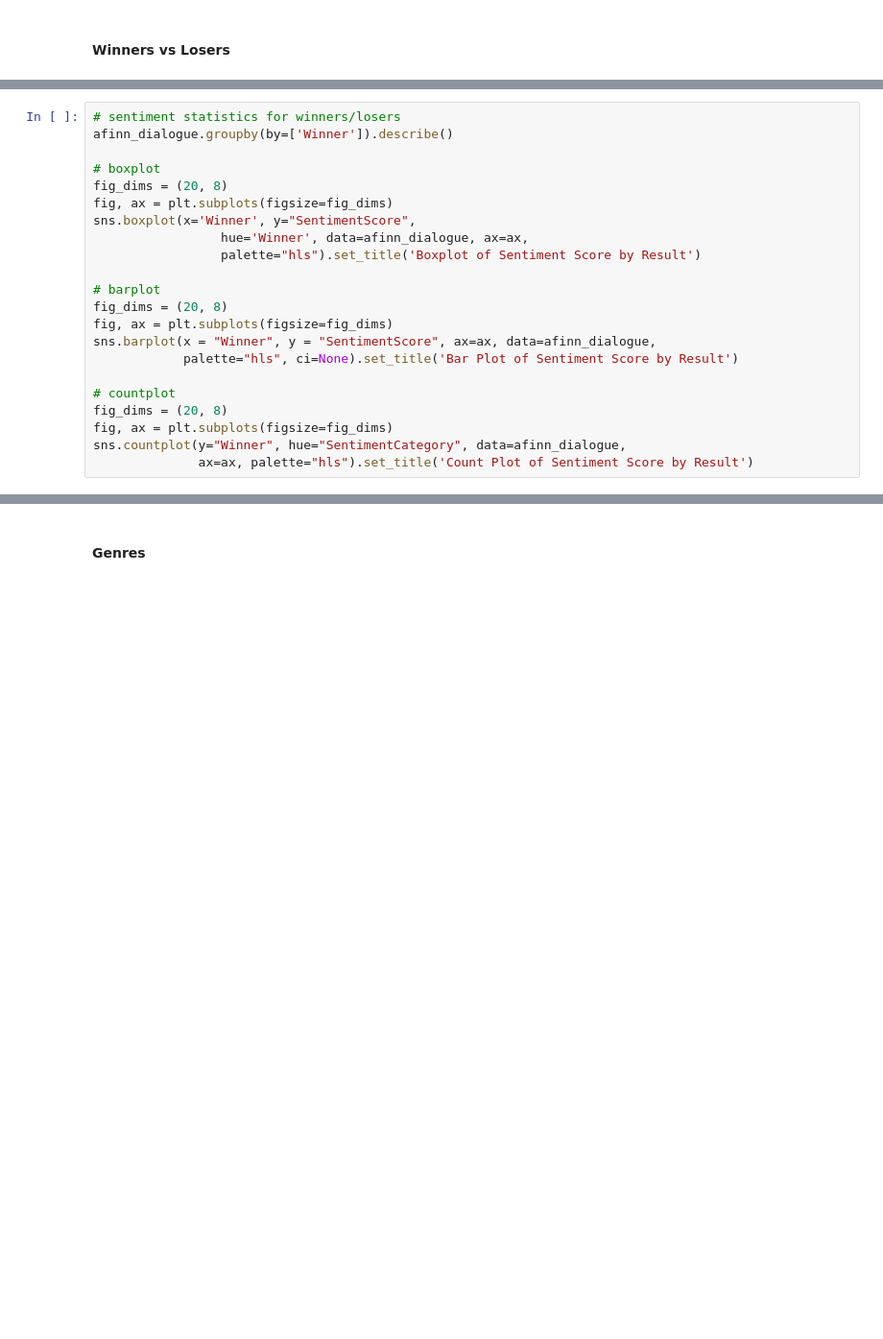
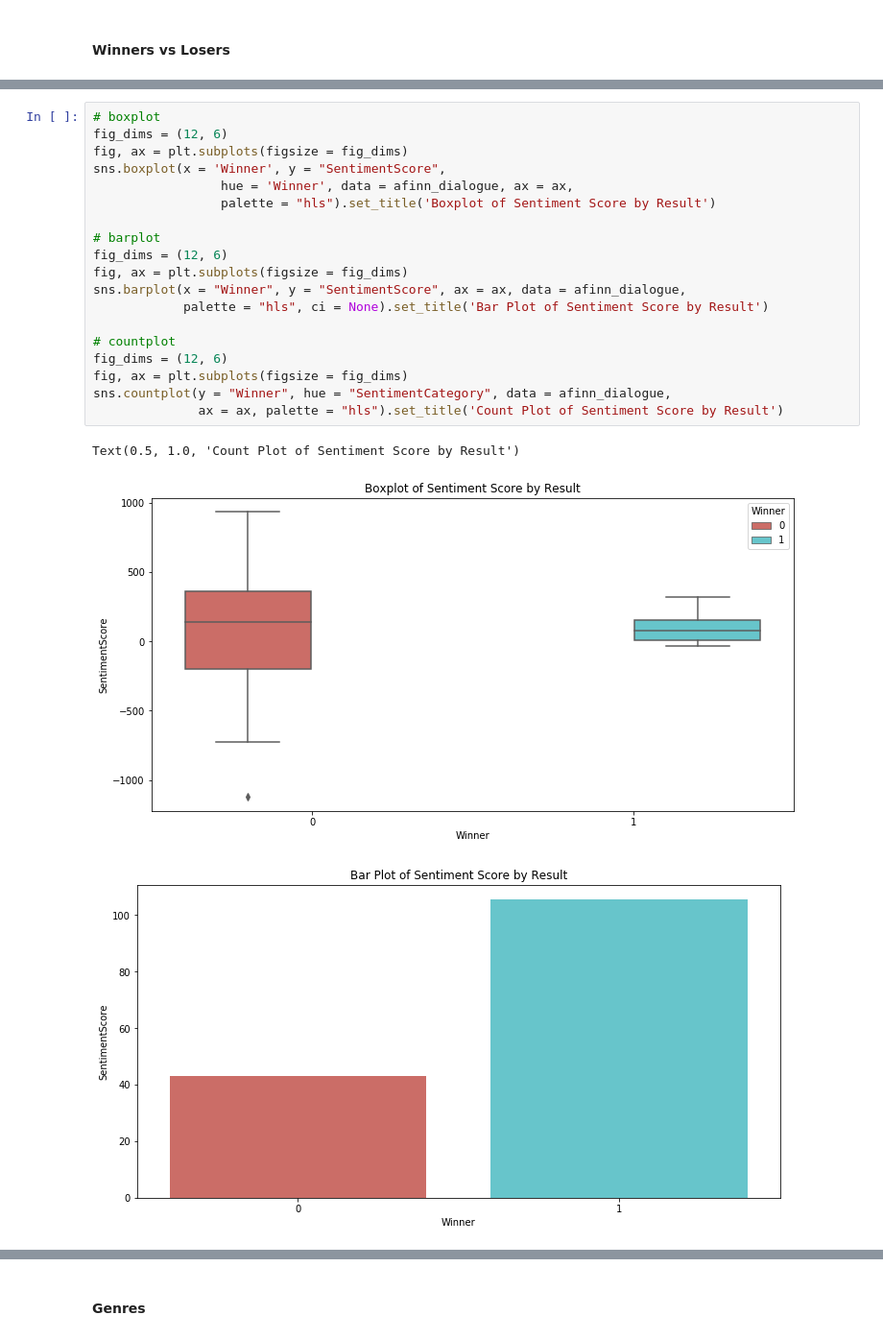
Before and after one commit to carousallie/nlp_movie_script_project, a Jupyter notebook: NLP_Project_Analysis----AR.ipynb, the cells around one changed output, grey strips where cells are left out. Shown at 96% size. Cells and saved outputs as stored; diff of their text form; blank space fills up the shorter version.

```diff
--- a/NLP_Project_Analysis----AR.ipynb
+++ b/NLP_Project_Analysis----AR.ipynb
@@ -219,22 +252,23 @@ afinn_all['SentimentScore'] = afinn_all['SentimentScore'].astype('float')
 # %%
-# sentiment statistics for winners/losers
-afinn_dialogue.groupby(by=['Winner']).describe()
-
 # boxplot
-fig_dims = (20, 8)
-fig, ax = plt.subplots(figsize=fig_dims)
-sns.boxplot(x='Winner', y="SentimentScore",
-                 hue='Winner', data=afinn_dialogue, ax=ax,
-                 palette="hls").set_title('Boxplot of Sentiment Score by Result')
+fig_dims = (12, 6)
+fig, ax = plt.subplots(figsize = fig_dims)
+sns.boxplot(x = 'Winner', y = "SentimentScore",
+                 hue = 'Winner', data = afinn_dialogue, ax = ax,
+                 palette = "hls").set_title('Boxplot of Sentiment Score by Result')
 
 # barplot
-fig_dims = (20, 8)
-fig, ax = plt.subplots(figsize=fig_dims)
-sns.barplot(x = "Winner", y = "SentimentScore", ax=ax, data=afinn_dialogue,
-            palette="hls", ci=None).set_title('Bar Plot of Sentiment Score by Result')
+fig_dims = (12, 6)
+fig, ax = plt.subplots(figsize = fig_dims)
+sns.barplot(x = "Winner", y = "SentimentScore", ax = ax, data = afinn_dialogue,
+            palette = "hls", ci = None).set_title('Bar Plot of Sentiment Score by Result')
 
 # countplot
-fig_dims = (20, 8)
-fig, ax = plt.subplots(figsize=fig_dims)
-sns.countplot(y="Winner", hue="SentimentCategory", data=afinn_dialogue,
-              ax=ax, palette="hls").set_title('Count Plot of Sentiment Score by Result')
+fig_dims = (12, 6)
+fig, ax = plt.subplots(figsize = fig_dims)
+sns.countplot(y = "Winner", hue = "SentimentCategory", data = afinn_dialogue,
+              ax = ax, palette = "hls").set_title('Count Plot of Sentiment Score by Result')
+# %% [output]
+Text(0.5, 1.0, 'Count Plot of Sentiment Score by Result')
+[figure, added]
+[figure, added]
```
Also changed, not shown: parts of 50 cells of this notebook.
